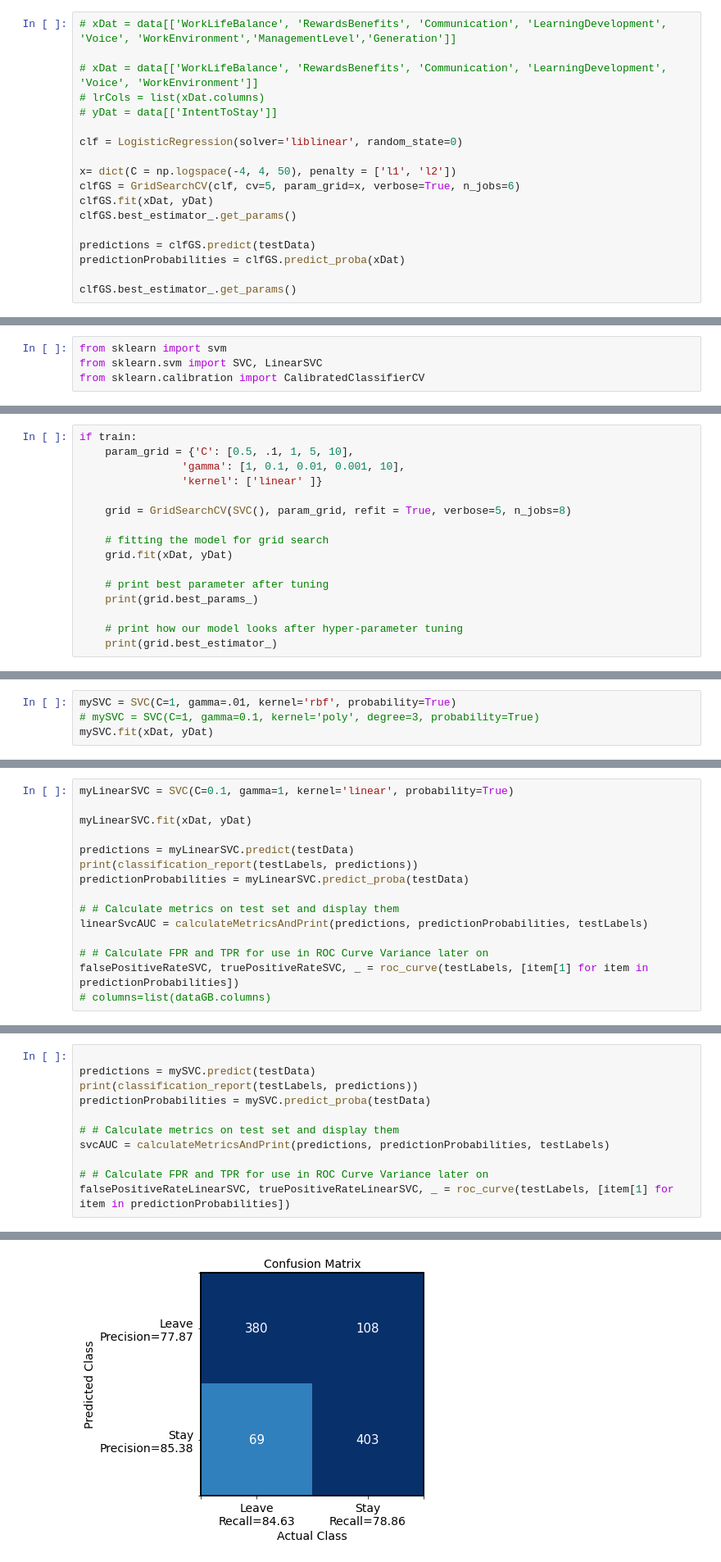
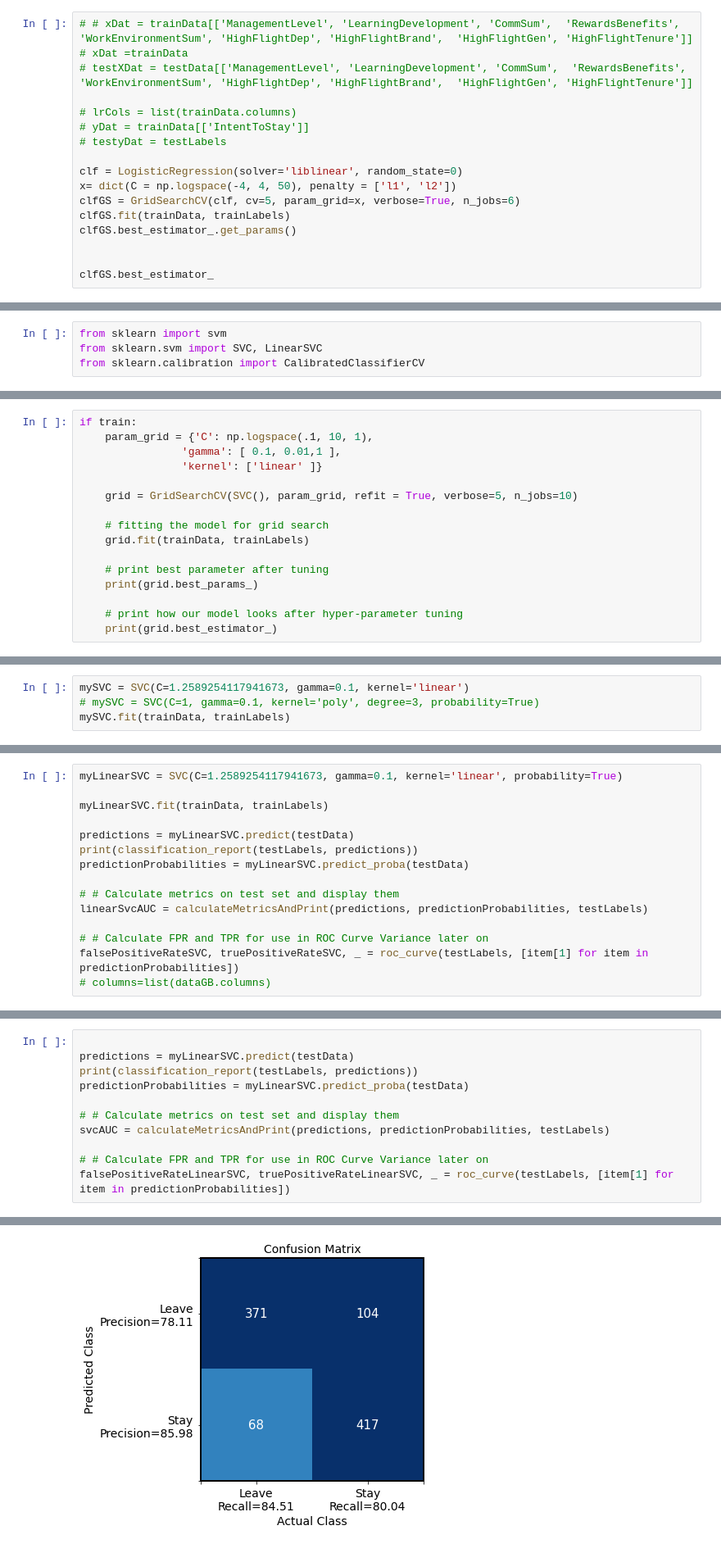
Before and after one commit to greermp/hilton_challenge, a Jupyter notebook: Working.ipynb, the cells around one changed output, grey strips where cells are left out. Shown at 82% size. Drawn from its saved outputs; the diff is of its cells as text.

```diff
--- a/Working.ipynb
+++ b/Working.ipynb
@@ -728,21 +1038,20 @@ dict_keys(['C', 'class_weight', 'dual', 'fit_intercept', 'intercept_scaling', 'l
 # %%
-# xDat = data[['WorkLifeBalance', 'RewardsBenefits', 'Communication', 'LearningDevelopment', 'Voice', 'WorkEnvironment','ManagementLevel','Generation']]
+# # xDat = trainData[['ManagementLevel', 'LearningDevelopment', 'CommSum',  'RewardsBenefits', 'WorkEnvironmentSum', 'HighFlightDep', 'HighFlightBrand',  'HighFlightGen', 'HighFlightTenure']]
+# xDat =trainData
+# testXDat = testData[['ManagementLevel', 'LearningDevelopment', 'CommSum',  'RewardsBenefits', 'WorkEnvironmentSum', 'HighFlightDep', 'HighFlightBrand',  'HighFlightGen', 'HighFlightTenure']]
 
-# xDat = data[['WorkLifeBalance', 'RewardsBenefits', 'Communication', 'LearningDevelopment', 'Voice', 'WorkEnvironment']]
-# lrCols = list(xDat.columns)
-# yDat = data[['IntentToStay']]
+# lrCols = list(trainData.columns)
+# yDat = trainData[['IntentToStay']]
+# testyDat = testLabels
 
 clf = LogisticRegression(solver='liblinear', random_state=0)
-
 x= dict(C = np.logspace(-4, 4, 50), penalty = ['l1', 'l2'])
 clfGS = GridSearchCV(clf, cv=5, param_grid=x, verbose=True, n_jobs=6)
-clfGS.fit(xDat, yDat)
+clfGS.fit(trainData, trainLabels)
 clfGS.best_estimator_.get_params()
 
-predictions = clfGS.predict(testData)
-predictionProbabilities = clfGS.predict_proba(xDat)
 
-clfGS.best_estimator_.get_params()
+clfGS.best_estimator_
 # %% [output]
 Fitting 5 folds for each of 100 candidates, totalling 500 fits
 [Parallel(n_jobs=6)]: Using backend LokyBackend with 6 concurrent workers.
@@ -808,14 +1105,14 @@ from sklearn.calibration import CalibratedClassifierCV
 # falsePositiveRateSVC, truePositiveRateSVC, _ = roc_curve(testLabels, [item[1] for item in predictionProbabilities])
 # %%
 if train:
-    param_grid = {'C': [0.5, .1, 1, 5, 10],
-                'gamma': [1, 0.1, 0.01, 0.001, 10],
+    param_grid = {'C': np.logspace(.1, 10, 1),
+                'gamma': [ 0.1, 0.01,1 ],
                 'kernel': ['linear' ]}
 
-    grid = GridSearchCV(SVC(), param_grid, refit = True, verbose=5, n_jobs=8)
+    grid = GridSearchCV(SVC(), param_grid, refit = True, verbose=5, n_jobs=10)
 
     # fitting the model for grid search
-    grid.fit(xDat, yDat)
+    grid.fit(trainData, trainLabels)
 
     # print best parameter after tuning
     print(grid.best_params_)
@@ -825,5 +1131,5 @@ if train:
 # %%
-mySVC = SVC(C=1, gamma=.01, kernel='rbf', probability=True)
+mySVC = SVC(C=1.2589254117941673, gamma=0.1, kernel='linear')
 # mySVC = SVC(C=1, gamma=0.1, kernel='poly', degree=3, probability=True)
-mySVC.fit(xDat, yDat)
+mySVC.fit(trainData, trainLabels)
 # %% [output]
@@ -831,7 +1137,7 @@ SVC(C=1, gamma=0.01, probability=True)
 # %%
-myLinearSVC = SVC(C=0.1, gamma=1, kernel='linear', probability=True)
+myLinearSVC = SVC(C=1.2589254117941673, gamma=0.1, kernel='linear', probability=True)
 
-myLinearSVC.fit(xDat, yDat)
+myLinearSVC.fit(trainData, trainLabels)
 
 predictions = myLinearSVC.predict(testData)
 print(classification_report(testLabels, predictions))
@@ -863,8 +1169,8 @@ AUC Score: 88.52
 # %%
 
-predictions = mySVC.predict(testData)
+predictions = myLinearSVC.predict(testData)
 print(classification_report(testLabels, predictions))
-predictionProbabilities = mySVC.predict_proba(testData)
+predictionProbabilities = myLinearSVC.predict_proba(testData)
 
 # # Calculate metrics on test set and display them
 svcAUC = calculateMetricsAndPrint(predictions, predictionProbabilities, testLabels)
@@ -890 +1196 @@ AUC Score: 88.83
-[figure, old version]
+[figure, new version]
```
Also changed, not shown: parts of 54 cells of this notebook.
